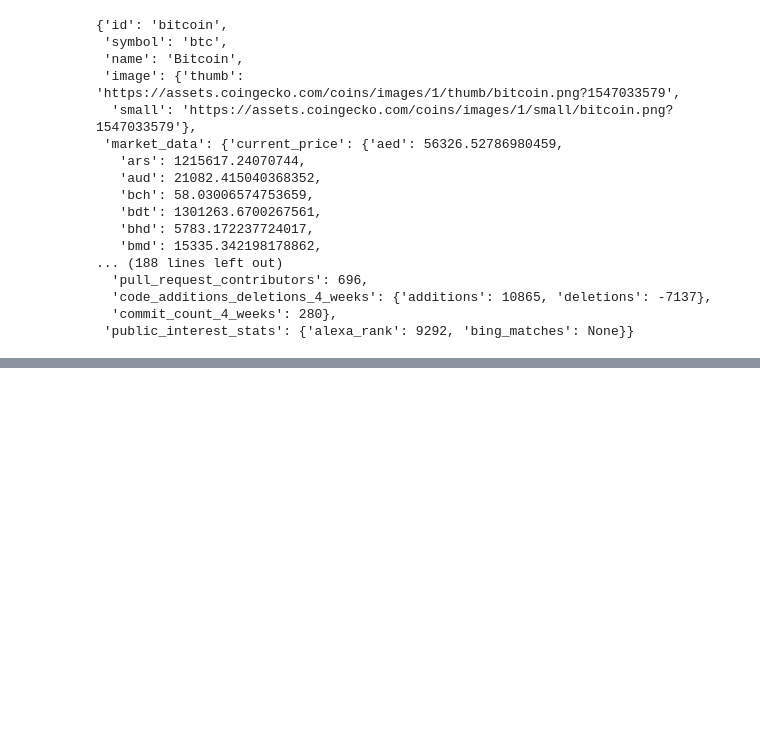
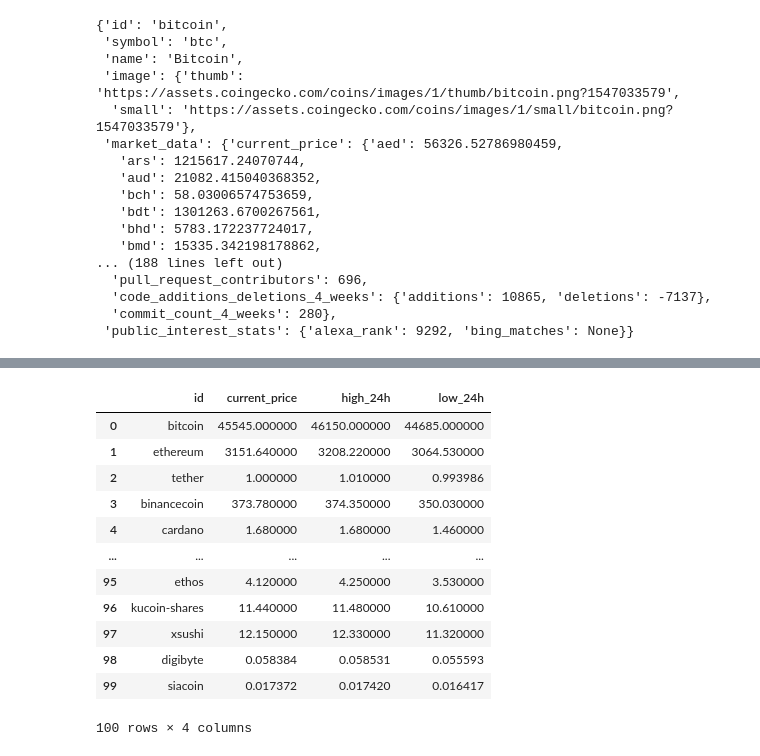
Before and after one commit to nathanduft44/Crypto_Corrisk, a Jupyter notebook: MB_folder/CG_walkthrough_and_data.ipynb, the cells around one changed output, grey strips where cells are left out. Saved outputs shown, nothing was run; the diff lists cells and outputs as text; code cells hidden in the pictures; blank space fills up the shorter version.

```diff
--- a/MB_folder/CG_walkthrough_and_data.ipynb
+++ b/MB_folder/CG_walkthrough_and_data.ipynb
@@ -61,0 +127,19 @@ display(data)
+# %%
+# Get the list of all coins' prices, volume, market caps, and related data in USD. Convert to a dataframe
+coin_market = cg.get_coins_markets(vs_currency='usd')
+df_market = pd.DataFrame(coin_market, columns=['id', 'current_price', 'high_24h', 'low_24h'])
+df_market
+# %% [output]
+|  | id | current_price | high_24h | low_24h |
+| 0 | bitcoin | 45545.000000 | 46150.000000 | 44685.000000 |
+| 1 | ethereum | 3151.640000 | 3208.220000 | 3064.530000 |
+| 2 | tether | 1.000000 | 1.010000 | 0.993986 |
+| 3 | binancecoin | 373.780000 | 374.350000 | 350.030000 |
+| 4 | cardano | 1.680000 | 1.680000 | 1.460000 |
+| ... | ... | ... | ... | ... |
+| 95 | ethos | 4.120000 | 4.250000 | 3.530000 |
+| 96 | kucoin-shares | 11.440000 | 11.480000 | 10.610000 |
+| 97 | xsushi | 12.150000 | 12.330000 | 11.320000 |
+| 98 | digibyte | 0.058384 | 0.058531 | 0.055593 |
+| 99 | siacoin | 0.017372 | 0.017420 | 0.016417 |
+100 rows × 4 columns
```
Also changed, not shown: parts of 38 cells of this notebook.
